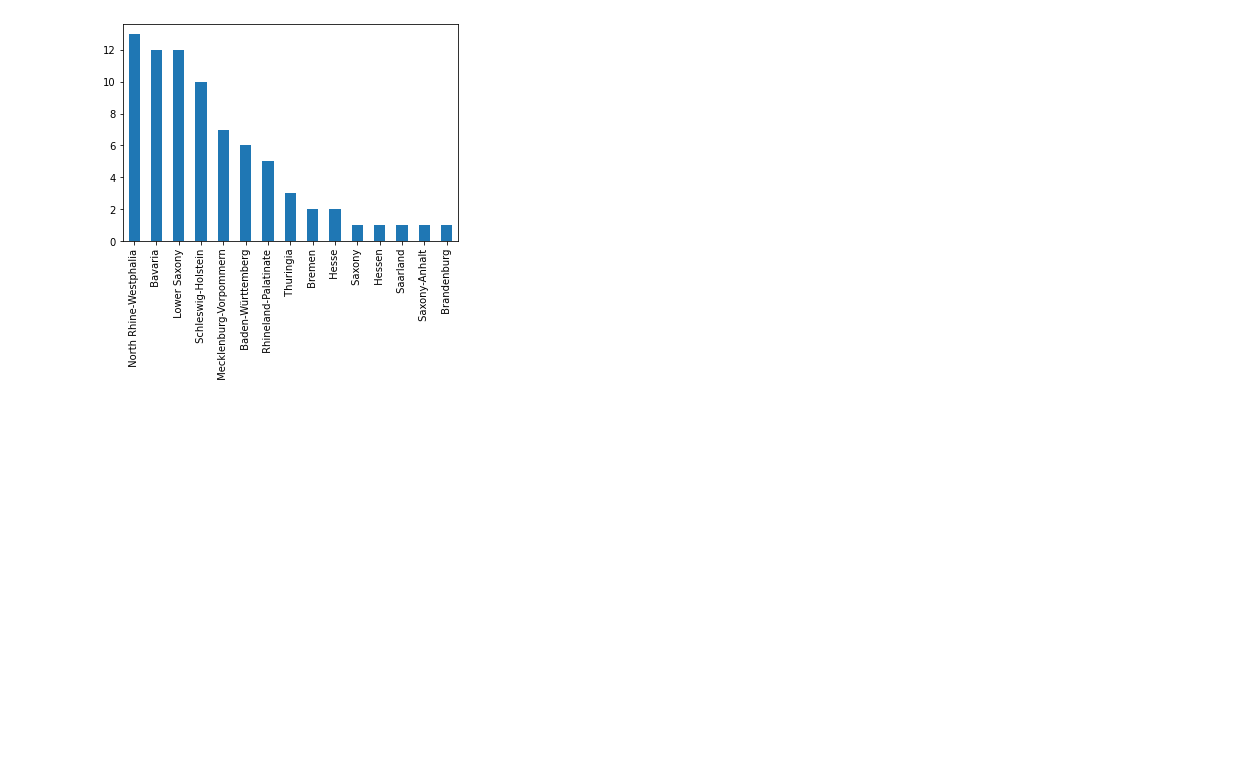
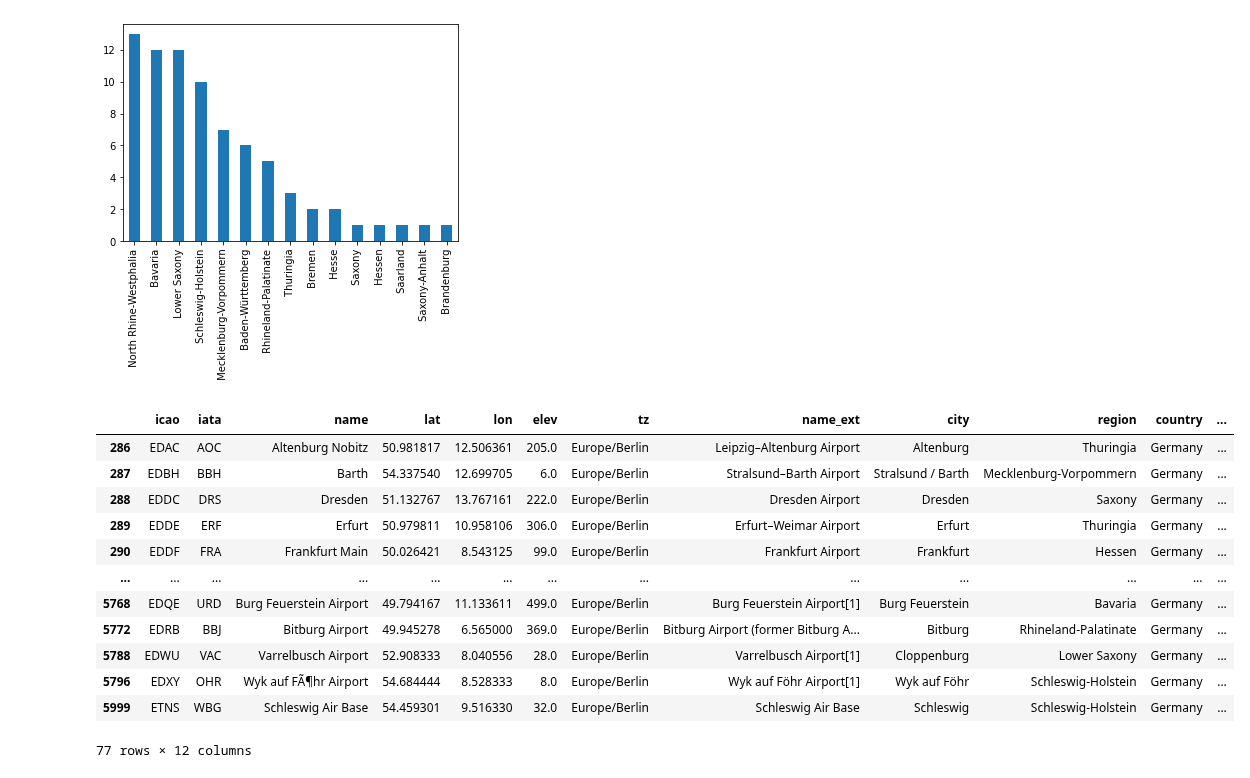
Before and after one commit to Datavizcowboy/PythonDatavizToolbox, a Jupyter notebook: Notebooks/01-Data_Structures/04-Pandas_Text_Filtering_Cleaning.ipynb, the cells around one changed output. Saved outputs shown, nothing was run; the diff lists cells and outputs as text; code cells hidden in the pictures; blank space fills up the shorter version.

```diff
--- a/Notebooks/01-Data_Structures/04-Pandas_Text_Filtering_Cleaning.ipynb
+++ b/Notebooks/01-Data_Structures/04-Pandas_Text_Filtering_Cleaning.ipynb
@@ -107,0 +98,17 @@ rankingpost = rankingpost.reset_index()
+# %%
+content['name_format'] = content['name'].str.lower().str.split()
+content
+# %% [output]
+|  | icao | iata | name | lat | lon | elev | tz | name_ext | city | region | country | ... |
+| 286 | EDAC | AOC | Altenburg Nobitz | 50.981817 | 12.506361 | 205.0 | Europe/Berlin | Leipzig–Altenburg Airport | Altenburg | Thuringia | Germany | ... |
+| 287 | EDBH | BBH | Barth | 54.337540 | 12.699705 | 6.0 | Europe/Berlin | Stralsund–Barth Airport | Stralsund / Barth | Mecklenburg-Vorpommern | Germany | ... |
+| 288 | EDDC | DRS | Dresden | 51.132767 | 13.767161 | 222.0 | Europe/Berlin | Dresden Airport | Dresden | Saxony | Germany | ... |
+| 289 | EDDE | ERF | Erfurt | 50.979811 | 10.958106 | 306.0 | Europe/Berlin | Erfurt–Weimar Airport | Erfurt | Thuringia | Germany | ... |
+| 290 | EDDF | FRA | Frankfurt Main | 50.026421 | 8.543125 | 99.0 | Europe/Berlin | Frankfurt Airport | Frankfurt | Hessen | Germany | ... |
+| ... | ... | ... | ... | ... | ... | ... | ... | ... | ... | ... | ... | ... |
+| 5768 | EDQE | URD | Burg Feuerstein Airport | 49.794167 | 11.133611 | 499.0 | Europe/Berlin | Burg Feuerstein Airport[1] | Burg Feuerstein | Bavaria | Germany | ... |
+| 5772 | EDRB | BBJ | Bitburg Airport | 49.945278 | 6.565000 | 369.0 | Europe/Berlin | Bitburg Airport (former Bitburg A... | Bitburg | Rhineland-Palatinate | Germany | ... |
+| 5788 | EDWU | VAC | Varrelbusch Airport | 52.908333 | 8.040556 | 28.0 | Europe/Berlin | Varrelbusch Airport[1] | Cloppenburg | Lower Saxony | Germany | ... |
+| 5796 | EDXY | OHR | Wyk auf FÃ¶hr Airport | 54.684444 | 8.528333 | 8.0 | Europe/Berlin | Wyk auf Föhr Airport[1] | Wyk auf Föhr | Schleswig-Holstein | Germany | ... |
+| 5999 | ETNS | WBG | Schleswig Air Base | 54.459301 | 9.516330 | 32.0 | Europe/Berlin | Schleswig Air Base | Schleswig | Schleswig-Holstein | Germany | ... |
+77 rows × 12 columns
```
Also changed, not shown: parts of 10 cells of this notebook.
